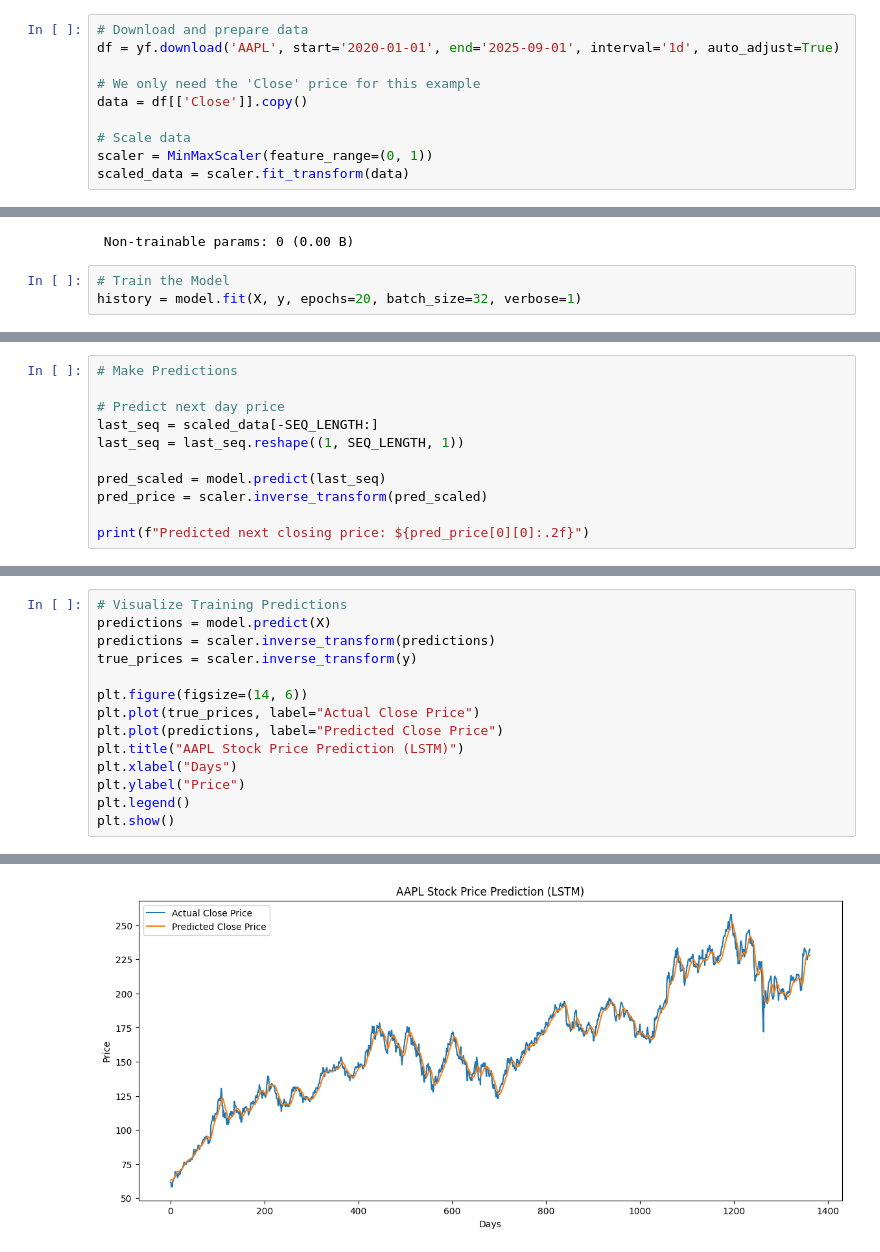
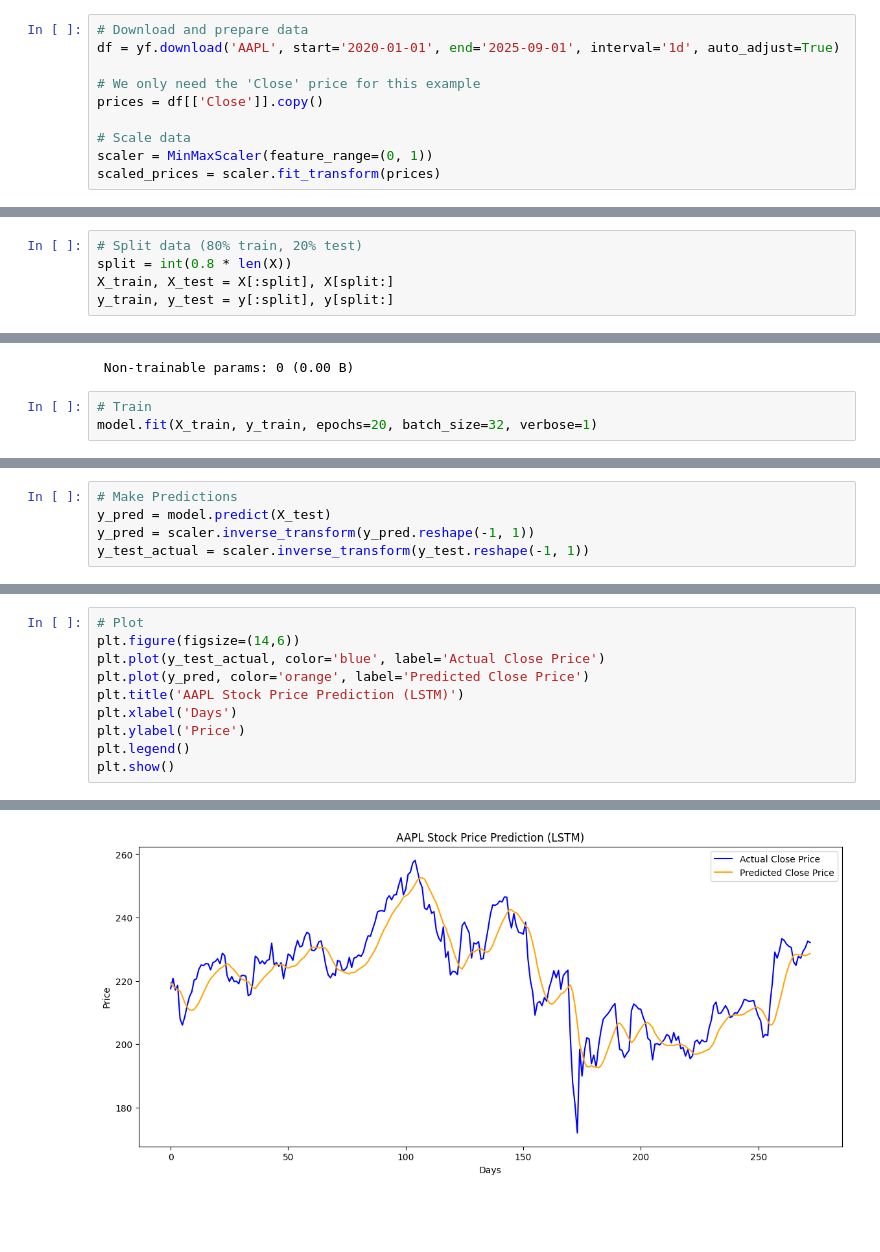
Before and after one commit to Stennas/Recurrent-Neural-Networks, a Jupyter notebook: Apple_stock_Price_Time_Series_Forecasting_with_RNN.ipynb, the cells around one changed output, grey strips where cells are left out. Saved outputs shown, nothing was run; the diff lists cells and outputs as text; blank space fills up the shorter version.

```diff
--- a/Apple_stock_Price_Time_Series_Forecasting_with_RNN.ipynb
+++ b/Apple_stock_Price_Time_Series_Forecasting_with_RNN.ipynb
@@ -11,11 +11,11 @@ import yfinance as yf
 df = yf.download('AAPL', start='2020-01-01', end='2025-09-01', interval='1d', auto_adjust=True)
 
 # We only need the 'Close' price for this example
-data = df[['Close']].copy()
+prices = df[['Close']].copy()
 
 # Scale data
 scaler = MinMaxScaler(feature_range=(0, 1))
-scaled_data = scaler.fit_transform(data)
+scaled_prices = scaler.fit_transform(prices)
 # %% [output]
 [*********************100%***********************]  1 of 1 completed
 # %%
@@ -37,3 +30,8 @@ X shape: (1363, 60, 1), y shape: (1363, 1)
+# %%
+# Split data (80% train, 20% test)
+split = int(0.8 * len(X))
+X_train, X_test = X[:split], X[split:]
+y_train, y_test = y[:split], y[split:]
 # %%
 # Build LSTM Model
 model = Sequential([
@@ -57,7 +55,7 @@ Model: "sequential_1"
  Trainable params: 10,451 (40.82 KB)
  Non-trainable params: 0 (0.00 B)
 # %%
-# Train the Model
-history = model.fit(X, y, epochs=20, batch_size=32, verbose=1)
+# Train
+model.fit(X_train, y_train, epochs=20, batch_size=32, verbose=1)
 # %% [output]
 Epoch 1/20
@@ -80,12 +79,6 @@ Epoch 20/20
 # %%
 # Make Predictions
-
-# Predict next day price
-last_seq = scaled_data[-SEQ_LENGTH:]
-last_seq = last_seq.reshape((1, SEQ_LENGTH, 1))
-
-pred_scaled = model.predict(last_seq)
-pred_price = scaler.inverse_transform(pred_scaled)
-
-print(f"Predicted next closing price: ${pred_price[0][0]:.2f}")
+y_pred = model.predict(X_test)
+y_pred = scaler.inverse_transform(y_pred.reshape(-1, 1))
+y_test_actual = scaler.inverse_transform(y_test.reshape(-1, 1))
 # %% [output]
@@ -94,15 +86,11 @@ Predicted next closing price: $228.78
 # %%
-# Visualize Training Predictions
-predictions = model.predict(X)
-predictions = scaler.inverse_transform(predictions)
-true_prices = scaler.inverse_transform(y)
-
-plt.figure(figsize=(14, 6))
-plt.plot(true_prices, label="Actual Close Price")
-plt.plot(predictions, label="Predicted Close Price")
-plt.title("AAPL Stock Price Prediction (LSTM)")
-plt.xlabel("Days")
-plt.ylabel("Price")
+# Plot
+plt.figure(figsize=(14,6))
+plt.plot(y_test_actual, color='blue', label='Actual Close Price')
+plt.plot(y_pred, color='orange', label='Predicted Close Price')
+plt.title('AAPL Stock Price Prediction (LSTM)')
+plt.xlabel('Days')
+plt.ylabel('Price')
 plt.legend()
 plt.show()
 # %% [output]
@@ -110 +97 @@ plt.show()
-[figure, old version]
+[figure, new version]
```
Also changed, not shown: parts of 5 cells of this notebook.
